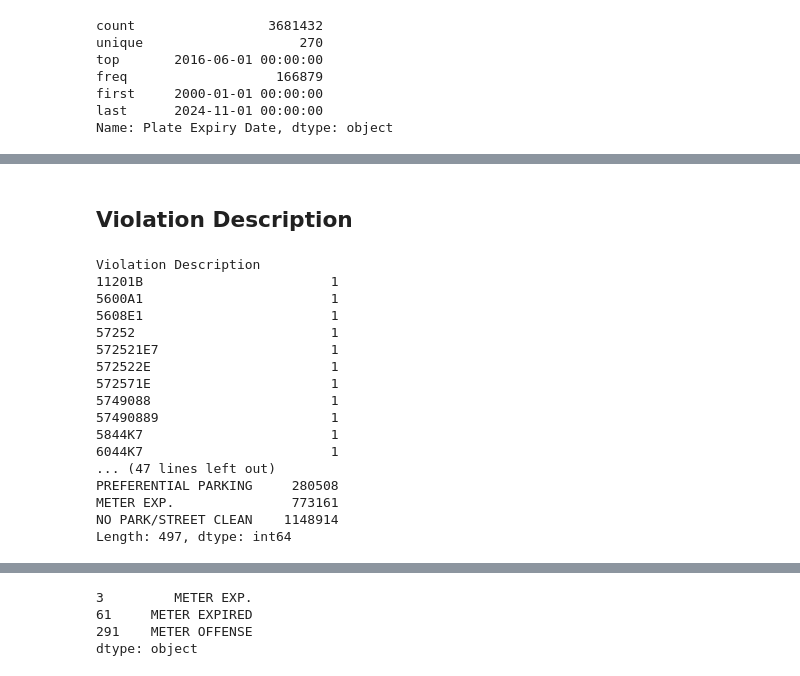
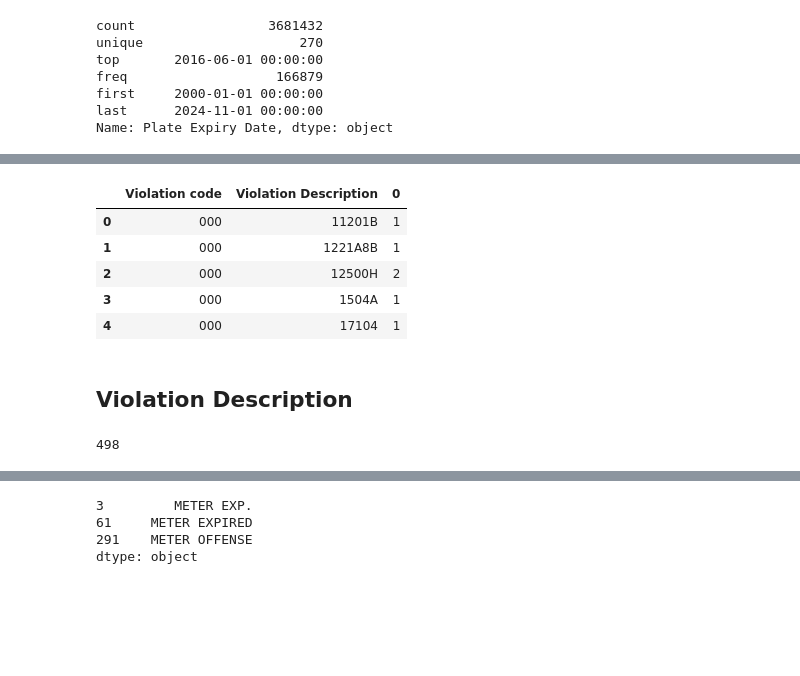
Before and after one commit to jachen36/2018_la_parking_citation, a Jupyter notebook: cleaning.ipynb, the cells around one changed output, grey strips where cells are left out. Saved outputs shown, nothing was run; the diff lists cells and outputs as text; code cells hidden in the pictures; blank space fills up the shorter version.

```diff
--- a/cleaning.ipynb
+++ b/cleaning.ipynb
@@ -469,0 +483,7 @@ Name: Plate Expiry Date, dtype: object
+# %%
+## Remove punctuations which causes a lot of different codes
+df['Violation code'] = df['Violation code'].str.replace('[.+#*-]', '')
+print('Number of unique code reduce to: {}'.format(df['Violation code'].unique().size))
+# %%
+## Remove * and make text more consistent with each other
+df['Violation Description'] = df['Violation Description'].str.replace('*', '').str.upper()
@@ -469,0 +622,4 @@ Name: Plate Expiry Date, dtype: object
+# %%
+## Match code and descriptions
+v_code_des = df.groupby(['Violation code', 'Violation Description'])\
+.size().reset_index().sort_values(by = 'Violation Description')
@@ -470,22 +628,16 @@ Name: Plate Expiry Date, dtype: object
+# %%
+v_code_des.head()
+# %% [output]
+|  | Violation code | Violation Description | 0 |
+| 0 | 000 | 11201B | 1 |
+| 1 | 000 | 1221A8B | 1 |
+| 2 | 000 | 12500H | 2 |
+| 3 | 000 | 1504A | 1 |
+| 4 | 000 | 17104 | 1 |
 # %% [markdown]
 ## Violation Description
-# %%
-df.groupby('Violation Description').size().sort_values()
-# %% [output]
-Violation Description
-11201B                        1
-5600A1                        1
-5608E1                        1
-57252                         1
-572521E7                      1
-572522E                       1
-572571E                       1
-5749088                       1
-57490889                      1
-5844K7                        1
-6044K7                        1
-... (47 lines left out)
-PREFERENTIAL PARKING     280508
-METER EXP.               773161
-NO PARK/STREET CLEAN    1148914
-Length: 497, dtype: int64
+# %%
+## There are why to much violation Descri
+df['Violation Description'].unique().size
+# %% [output]
+498
```
Also changed, not shown: parts of 11 cells of this notebook, 1 other file.
